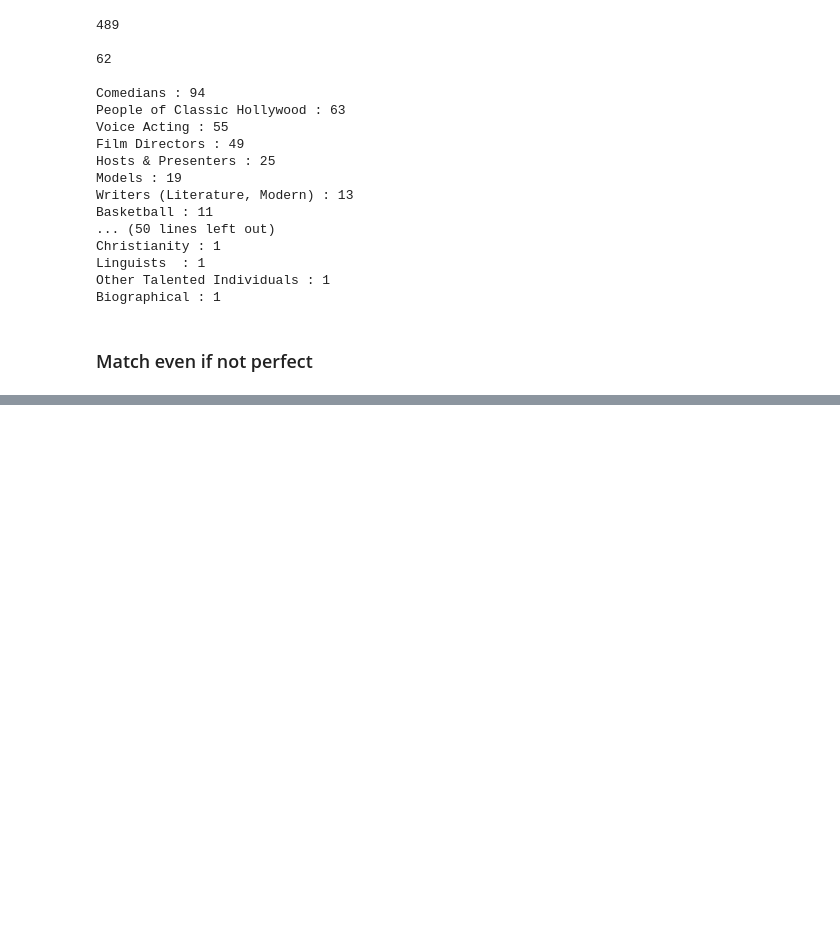
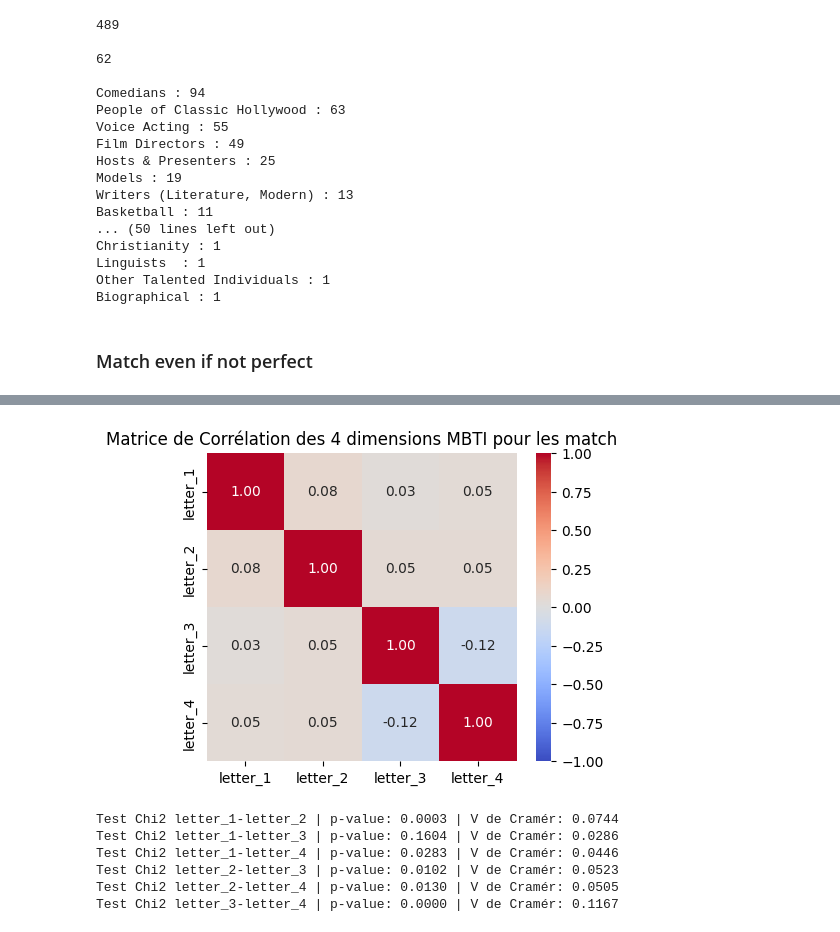
Before and after one commit to DavidGabrielPapa/TheseDeMaster, a Jupyter notebook: mbti.ipynb, the cells around one changed output, grey strips where cells are left out. Saved outputs shown, nothing was run; the diff lists cells and outputs as text; code cells hidden in the pictures; blank space fills up the shorter version.

```diff
--- a/mbti.ipynb
+++ b/mbti.ipynb
@@ -309,0 +739,22 @@ Noms match :
+# %%
+mbti_match = mbti[mbti['name'].isin(common_actors)]
+
+print("Distribution 4 lettres :")
+for name, count in mbti_match['four_letter'].value_counts().items() :
+    print(f"\t{name} : {count} ({count/len(mbti_match) *100:.1f}%)")
+
+print("\nDistribution 1ere lettre (I/E) :")
+for name, count in mbti_match['letter_1'].value_counts().items() :
+    print(f"\t{name} : {count} ({count/len(mbti_match) *100:.1f}%)")
+
+print("\nDistribution 2eme lettre (N/S) :")
+for name, count in mbti_match['letter_2'].value_counts().items() :
+    print(f"\t{name} : {count} ({count/len(mbti_match) *100:.1f}%)")
+
+print("\nDistribution 2eme lettre (F/T) :")
+for name, count in mbti_match['letter_3'].value_counts().items() :
+    print(f"\t{name} : {count} ({count/len(mbti_match) *100:.1f}%)")
+
+print("\nDistribution 4eme lettre (P/J) :")
+for name, count in mbti_match['letter_4'].value_counts().items() :
+    print(f"\t{name} : {count} ({count/len(mbti_match) *100:.1f}%)")
@@ -309,0 +779,49 @@ Noms match :
+# %%
+# 1. Définir le mapping pour transformer les lettres en chiffres (0 ou 1)
+mapping = {'letter_1': {'E': 1, 'I': 0},
+            'letter_2': {'N': 1, 'S': 0},
+            'letter_3': {'F': 1, 'T': 0},
+            'letter_4': {'P': 1, 'J': 0}}
+
+# 2. Créer une copie des colonnes pour le calcul
+actors_mbti_match = mbti_match[['letter_1', 'letter_2', 'letter_3', 'letter_4']].copy()
+
+# Appliquer le mapping
+for col, map_dict in mapping.items() :
+    actors_mbti_match[col] = actors_mbti_match[col].map(map_dict)
+
+# 3. Calculer la matrice de corrélation
+corr_matrix_match = actors_mbti_match.corr()
+
+# 4. Affichage avec une Heatmap (carte de chaleur)
+plt.figure(figsize=(5, 4))
+sns.heatmap(corr_matrix_match, annot=True, cmap='coolwarm', fmt=".2f", vmin=-1, vmax=1, center=0)
+plt.title("Matrice de Corrélation des 4 dimensions MBTI pour les match")
+plt.show()
+# %% [output]
+[figure, added]
+# %%
+def cramers_v(contingency_table, chi2) :
+    n = contingency_table.sum().sum()
+    phi2 = chi2 / n
+    r, k = contingency_table.shape
+    # Formule simplifiée pour du 2x2
+    return np.sqrt(phi2 / min(k - 1, r - 1))
+
+dims = ['letter_1', 'letter_2', 'letter_3', 'letter_4']
+
+for i in range(len(dims)) :
+    for j in range(i+1, len(dims)) :
+        contingency_table = pd.crosstab(mbti_match[dims[i]], mbti_match[dims[j]])
+        chi2, p, dof, expected = chi2_contingency(contingency_table)
+        v = cramers_v(contingency_table, chi2)
+        print(f"Test Chi2 {dims[i]}-{dims[j]} | p-value: {p:.4f} | V de Cramér: {v:.4f}")
+
+        #print(f"Test Chi2 entre Lettre {i+1} et {j+1} - p-value : {p:.4f}")
+# %% [output]
+Test Chi2 letter_1-letter_2 | p-value: 0.0003 | V de Cramér: 0.0744
+Test Chi2 letter_1-letter_3 | p-value: 0.1604 | V de Cramér: 0.0286
+Test Chi2 letter_1-letter_4 | p-value: 0.0283 | V de Cramér: 0.0446
+Test Chi2 letter_2-letter_3 | p-value: 0.0102 | V de Cramér: 0.0523
+Test Chi2 letter_2-letter_4 | p-value: 0.0130 | V de Cramér: 0.0505
+Test Chi2 letter_3-letter_4 | p-value: 0.0000 | V de Cramér: 0.1167
```
Also changed, not shown: parts of 32 cells of this notebook.
